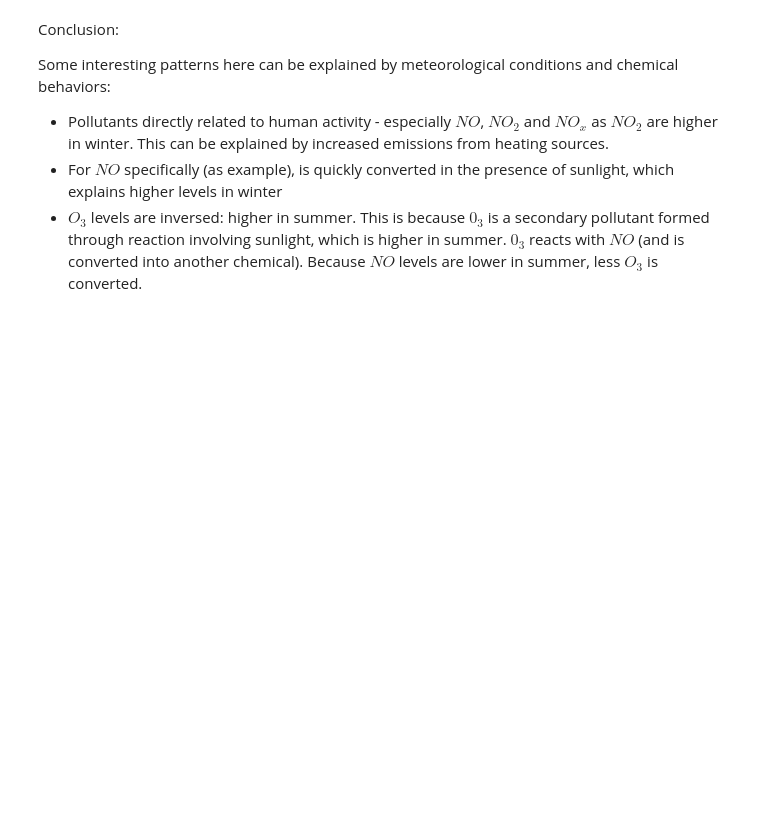
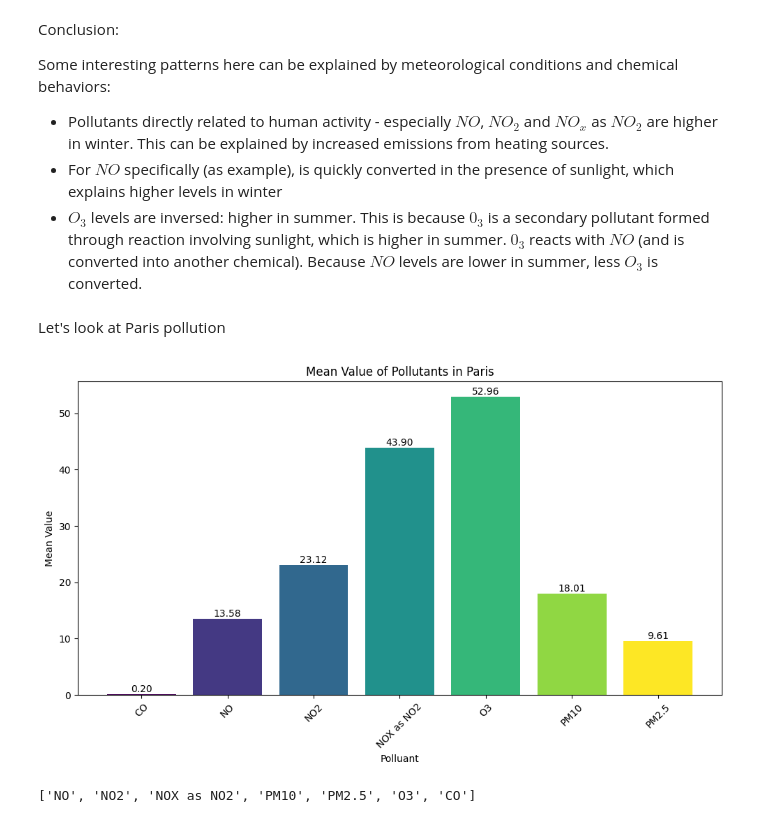
Before and after one commit to Ritishrx7/AirQuality, a Jupyter notebook: Final/Work_Notebook.ipynb, the cells around one changed output. Drawn from its saved outputs; the diff is of its cells as text; code cells hidden in the pictures; blank space fills up the shorter version.

```diff
--- a/Final/Work_Notebook.ipynb
+++ b/Final/Work_Notebook.ipynb
@@ -436,3 +446,6 @@ df = df.drop(columns=["type_de_valeur"])
+# %%
+df.loc[df["Polluant"] == "CO", "valeur"] = df["valeur"] * 1000
+df.loc[df["Polluant"] == "CO", "unite_mesure"] = "ug/m3"
 # %%
 df_metrics(df)
 # %% [output]
@@ -872,3 +885,36 @@ Some interesting patterns here can be explained by meteorological conditions and
 * Pollutants directly related to human activity - especially $NO$, $NO_2$ and $NO_x$ as $NO_2$ are higher in winter. This can be explained by increased emissions from heating sources.
 * For $NO$ specifically (as example), is quickly converted in the presence of sunlight, which explains higher levels in winter
 * $O_3$ levels are inversed: higher in summer. This is because $0_3$ is a secondary pollutant formed through reaction involving sunlight, which is higher in summer. $0_3$ reacts with $NO$ (and is converted into another chemical). Because $NO$ levels are lower in summer, less $O_3$ is converted.
+# %% [markdown]
+Let's look at Paris pollution
+# %%
+paris = df[df["Zas"] == "ZAG PARIS"]
+# %%
+grouped_paris = paris.groupby(["Polluant"])["valeur"].mean()
+import numpy as np
+
+plt.figure(figsize=(10, 6))
+
+
+num_bars = len(grouped_paris)
+colors = plt.cm.viridis(np.linspace(0, 1, num_bars))
+
+bars = plt.bar(grouped_paris.index, grouped_paris.values, color=colors)
+
+for bar, value in zip(bars, grouped_paris.values):
+    plt.text(bar.get_x() + bar.get_width() / 2, bar.get_height(), f"{value:.2f}",
+             ha='center', va='bottom', fontsize=10)
+
+plt.xlabel("Polluant")
+plt.ylabel("Mean Value")
+plt.title("Mean Value of Pollutants in Paris")
+plt.xticks(rotation=45)
+plt.tight_layout()
+
+plt.show()
+# %% [output]
+[figure, added]
+# %%
+paris_pol = [p for p in paris["Polluant"].unique().tolist()]
+# %% [output]
+['NO', 'NO2', 'NOX as NO2', 'PM10', 'PM2.5', 'O3', 'CO']
```
Also changed, not shown: parts of 6 cells of this notebook.
